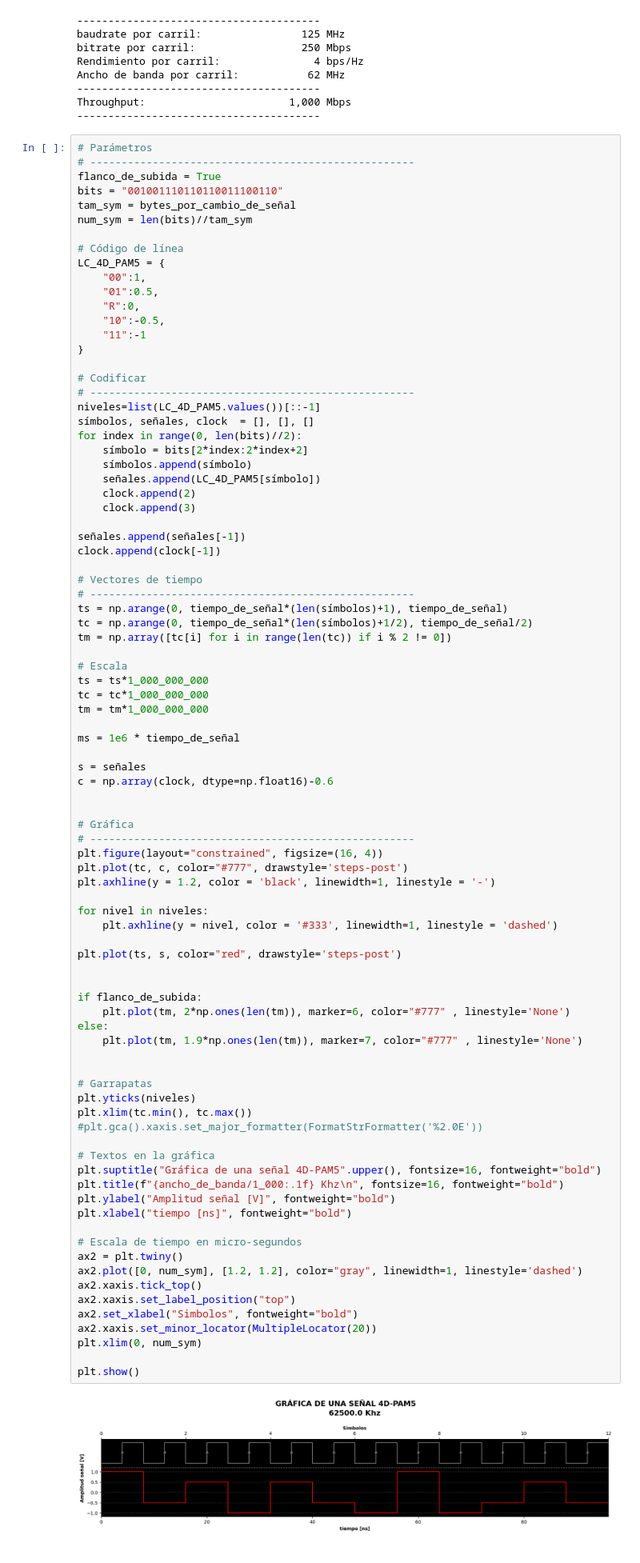
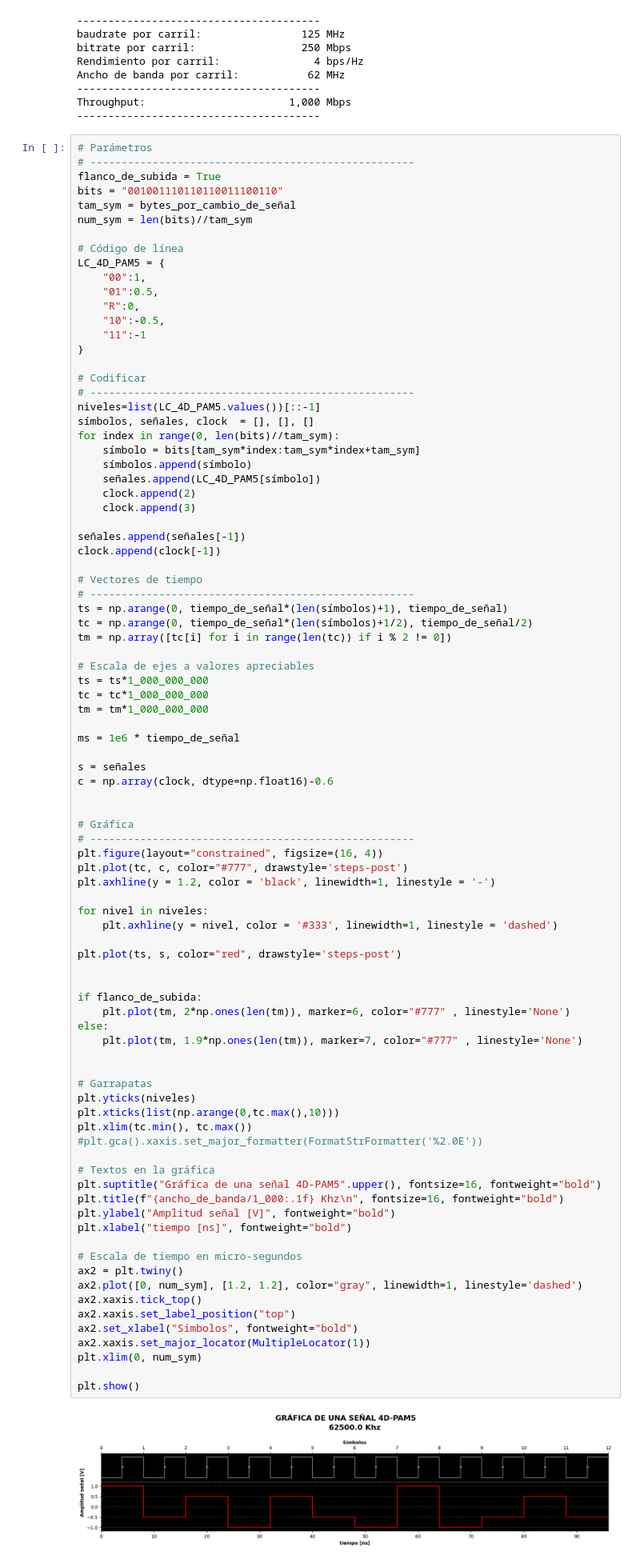
Before and after one commit to GiancarloBenavides/Telematics, a Jupyter notebook: 11-Comunicaciones/11.2_transmision.ipynb, the cells around one changed output. Shown: that part at 80% size. Saved outputs shown, nothing was run; the diff lists cells and outputs as text.

```diff
--- a/11-Comunicaciones/11.2_transmision.ipynb
+++ b/11-Comunicaciones/11.2_transmision.ipynb
@@ -588,8 +588,8 @@ LC_4D_PAM5 = {
 # ----------------------------------------------------
 niveles=list(LC_4D_PAM5.values())[::-1]
 símbolos, señales, clock  = [], [], []
-for index in range(0, len(bits)//2):
-    símbolo = bits[2*index:2*index+2]
+for index in range(0, len(bits)//tam_sym):
+    símbolo = bits[tam_sym*index:tam_sym*index+tam_sym]
     símbolos.append(símbolo)
     señales.append(LC_4D_PAM5[símbolo])
     clock.append(2)
@@ -604,7 +604,7 @@ ts = np.arange(0, tiempo_de_señal*(len(símbolos)+1), tiempo_de_señal)
 tc = np.arange(0, tiempo_de_señal*(len(símbolos)+1/2), tiempo_de_señal/2)
 tm = np.array([tc[i] for i in range(len(tc)) if i % 2 != 0])
 
-# Escala
+# Escala de ejes a valores apreciables
 ts = ts*1_000_000_000
 tc = tc*1_000_000_000
 tm = tm*1_000_000_000
@@ -627,35 +627,36 @@ for nivel in niveles:
 plt.plot(ts, s, color="red", drawstyle='steps-post')
 
 
 if flanco_de_subida:
     plt.plot(tm, 2*np.ones(len(tm)), marker=6, color="#777" , linestyle='None')
 else:
     plt.plot(tm, 1.9*np.ones(len(tm)), marker=7, color="#777" , linestyle='None')
 
 
 # Garrapatas
 plt.yticks(niveles)
+plt.xticks(list(np.arange(0,tc.max(),10)))
 plt.xlim(tc.min(), tc.max())
 #plt.gca().xaxis.set_major_formatter(FormatStrFormatter('%2.0E'))
 
 # Textos en la gráfica
 plt.suptitle("Gráfica de una señal 4D-PAM5".upper(), fontsize=16, fontweight="bold")
 plt.title(f"{ancho_de_banda/1_000:.1f} Khz\n", fontsize=16, fontweight="bold")
 plt.ylabel("Amplitud señal [V]", fontweight="bold")
 plt.xlabel("tiempo [ns]", fontweight="bold")
 
 # Escala de tiempo en micro-segundos
 ax2 = plt.twiny()
 ax2.plot([0, num_sym], [1.2, 1.2], color="gray", linewidth=1, linestyle='dashed')
 ax2.xaxis.tick_top()
 ax2.xaxis.set_label_position("top")
 ax2.set_xlabel("Simbolos", fontweight="bold")
-ax2.xaxis.set_minor_locator(MultipleLocator(20))
+ax2.xaxis.set_major_locator(MultipleLocator(1))
 plt.xlim(0, num_sym)
 
 plt.show()
 # %% [output]
-[figure, old version]
+[figure, new version]
 # %% [markdown]
 ## 4. [Capacidad del canal](#agenda)
 La [capacidad de canal][4] es el limite teórico de la cantidad de información que puede ser relativamente transmitida sobre canales de comunicación
```
Also changed, not shown: parts of 1 cell of this notebook, 2 other files.
